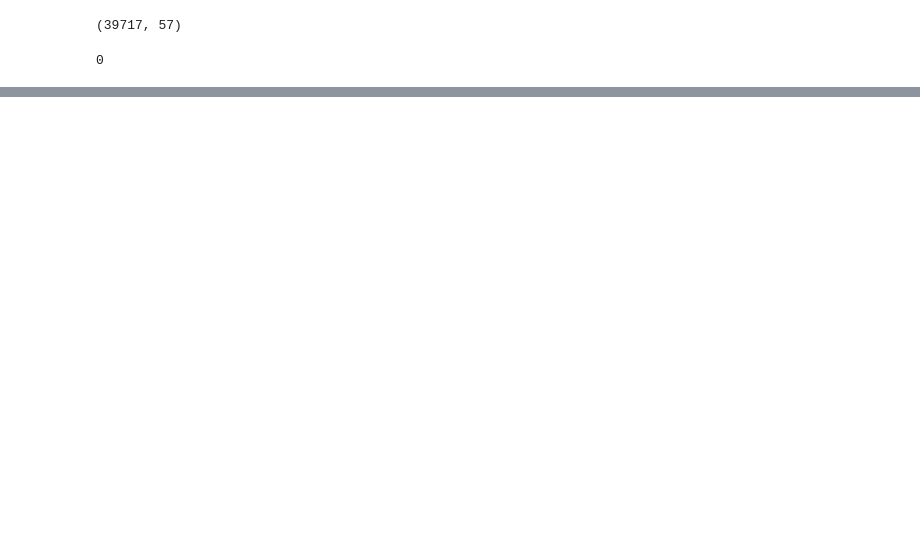
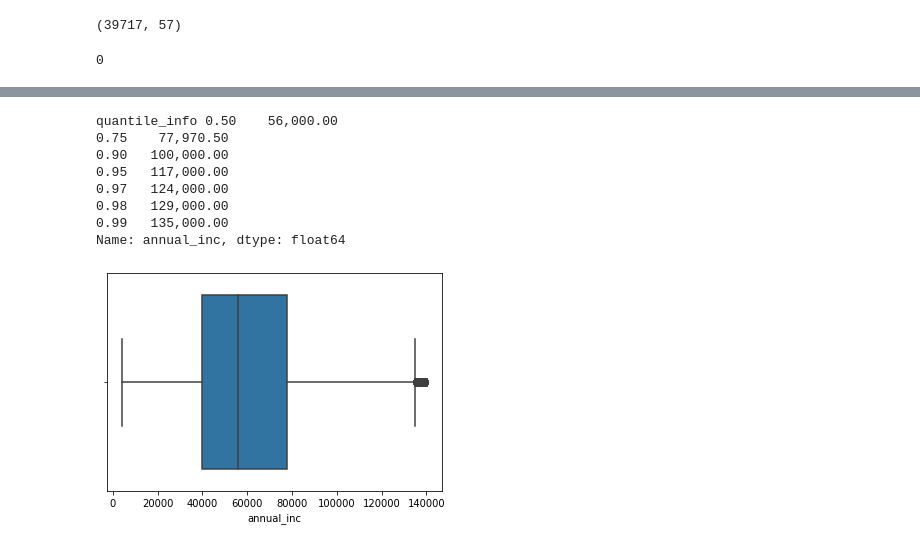
Before and after one commit to Shwetabh1/LendingClubCaseStudy, a Jupyter notebook: Group_Shwetabh_Shekhar.ipynb, the cells around one changed output, grey strips where cells are left out. Drawn from its saved outputs; the diff is of its cells as text; code cells hidden in the pictures; blank space fills up the shorter version.

```diff
--- a/Group_Shwetabh_Shekhar.ipynb
+++ b/Group_Shwetabh_Shekhar.ipynb
@@ -103,0 +243,22 @@ print(l3)
+# %%
+# Let's check the box plot for annual income
+sns.boxplot(loan_df['annual_inc'])
+# The graph shows the presence of outliers
+# Let's see the quantile info and take an appropriate action.
+# The values after 95 percentile seems to be disconected from the general distribution and also there is huge increase in the value for small quantile variation.
+# So, considering threshold for removing outliers as 0.95
+
+quantile_info = loan_df.annual_inc.quantile([0.5, 0.75,0.90, 0.95, 0.97,0.98, 0.99])
+print('quantile_info', quantile_info)
+
+# INFERENCE: PRESENCE OF OUTLIERS
+# %% [output]
+quantile_info 0.50    56,000.00
+0.75    77,970.50
+0.90   100,000.00
+0.95   117,000.00
+0.97   124,000.00
+0.98   129,000.00
+0.99   135,000.00
+Name: annual_inc, dtype: float64
+[figure, added]
```
Also changed, not shown: parts of 75 cells of this notebook, 2 other files.
